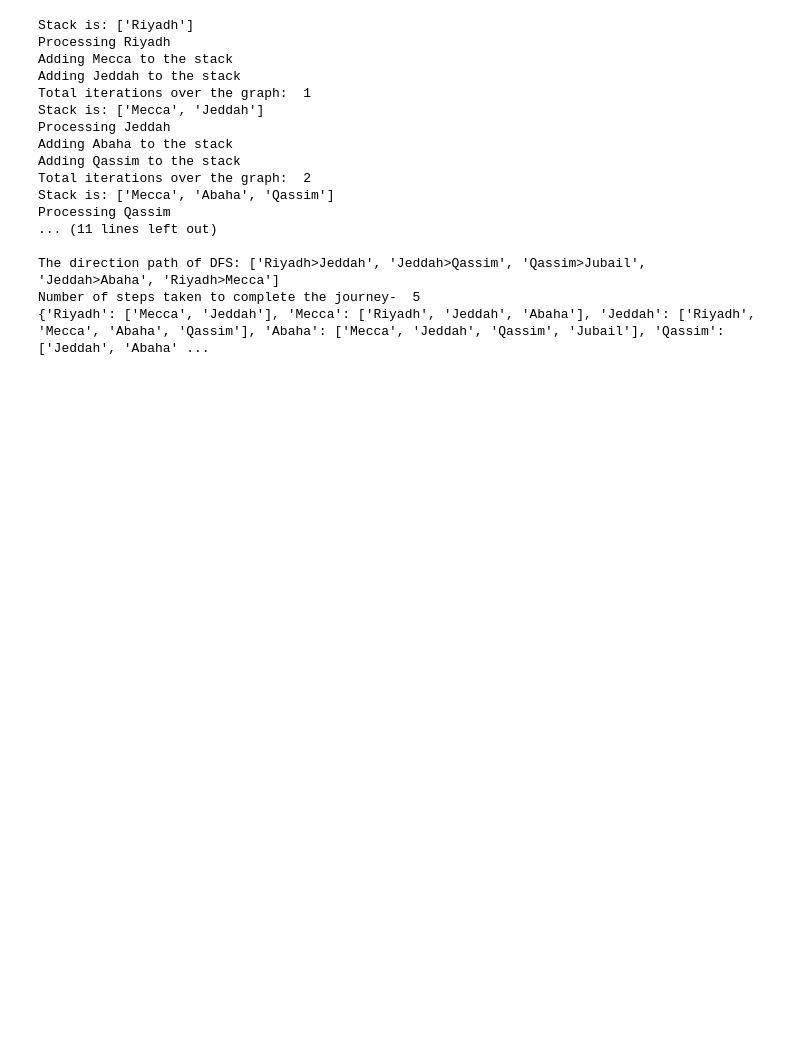
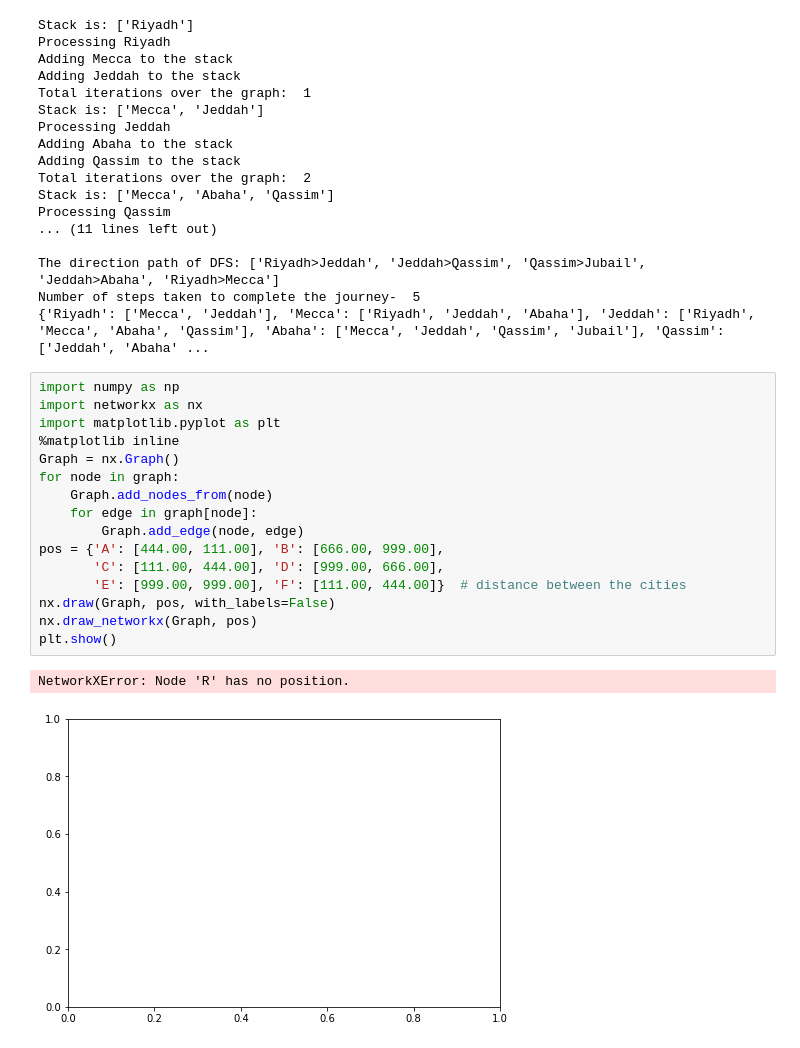
Before and after one commit to 4bdul4ziz/Jupyter-Lab, a Jupyter notebook: BFS-DFS-AI.ipynb, the cells around one changed output. Saved outputs shown, nothing was run; the diff lists cells and outputs as text; blank space fills up the shorter version.

```diff
--- a/BFS-DFS-AI.ipynb
+++ b/BFS-DFS-AI.ipynb
@@ -112,3 +113,22 @@ Processing Qassim
 The direction path of DFS: ['Riyadh>Jeddah', 'Jeddah>Qassim', 'Qassim>Jubail', 'Jeddah>Abaha', 'Riyadh>Mecca']
 Number of steps taken to complete the journey-  5
 {'Riyadh': ['Mecca', 'Jeddah'], 'Mecca': ['Riyadh', 'Jeddah', 'Abaha'], 'Jeddah': ['Riyadh', 'Mecca', 'Abaha', 'Qassim'], 'Abaha': ['Mecca', 'Jeddah', 'Qassim', 'Jubail'], 'Qassim': ['Jeddah', 'Abaha' ...
+# %%
+import numpy as np
+import networkx as nx
+import matplotlib.pyplot as plt
+%matplotlib inline
+Graph = nx.Graph()
+for node in graph:
+    Graph.add_nodes_from(node)
+    for edge in graph[node]:
+        Graph.add_edge(node, edge)
+pos = {'A': [444.00, 111.00], 'B': [666.00, 999.00],
+       'C': [111.00, 444.00], 'D': [999.00, 666.00],
+       'E': [999.00, 999.00], 'F': [111.00, 444.00]}  # distance between the cities
+nx.draw(Graph, pos, with_labels=False)
+nx.draw_networkx(Graph, pos)
+plt.show()
+# %% [output]
+NetworkXError: Node 'R' has no position.
+[figure, added]
```
Also changed, not shown: parts of 1 cell of this notebook.
